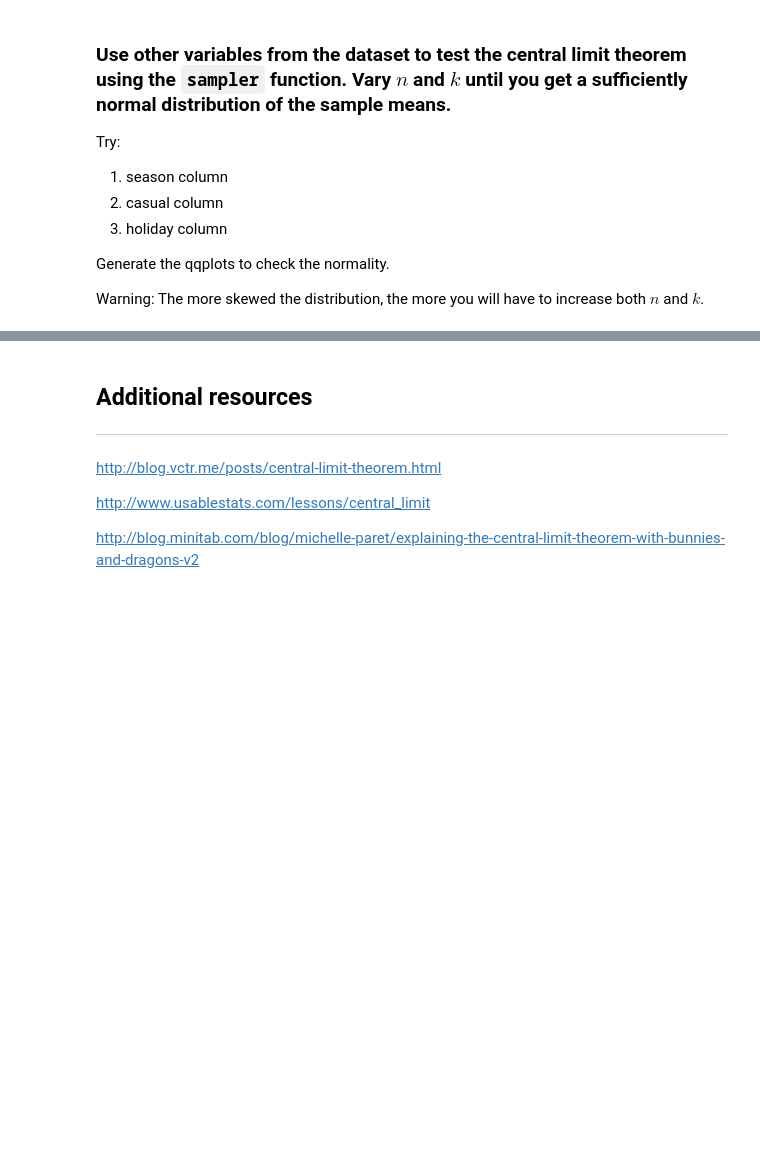
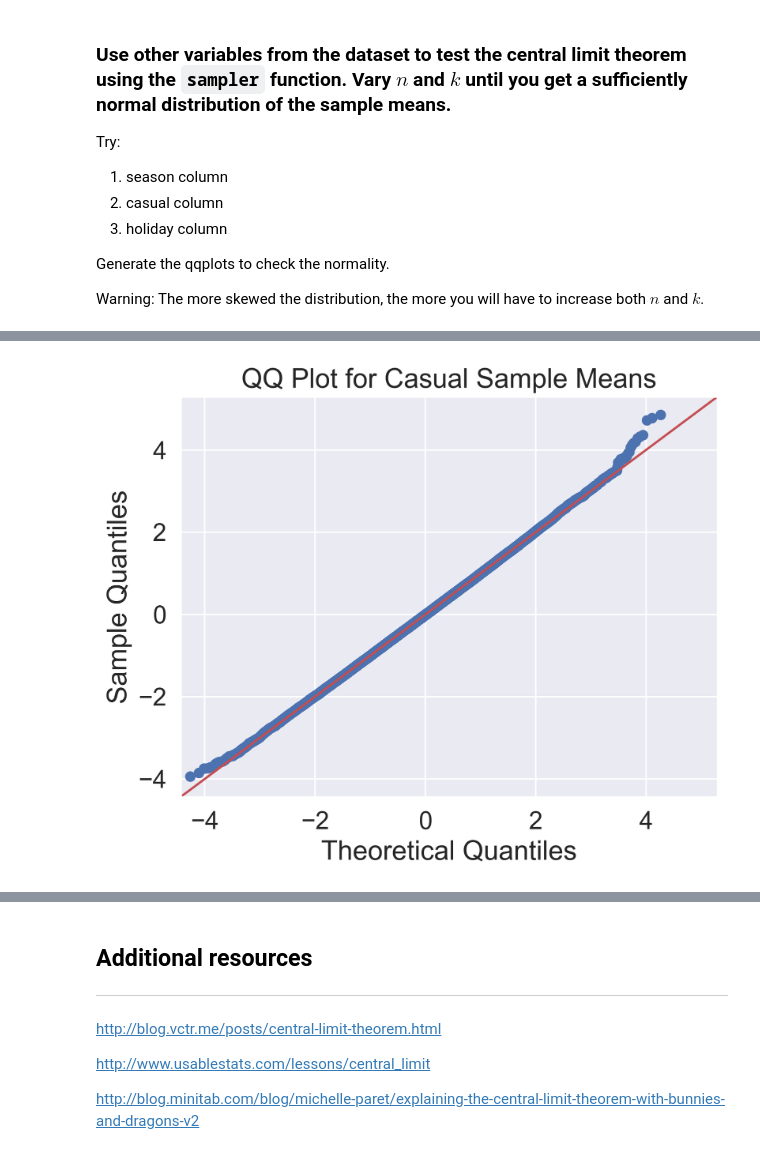
Before and after one commit to tivendren/Kyouth_DataScience_Materials, a Jupyter notebook: Unit-2/Unit-2-03-Probability-Distributions/lesson-2-normal-distribution-and-clt/central-limit-theorem.ipynb, the cells around one changed output, grey strips where cells are left out. Drawn from its saved outputs; the diff is of its cells as text; code cells hidden in the pictures; blank space fills up the shorter version.

```diff
--- a/Unit-2/Unit-2-03-Probability-Distributions/lesson-2-normal-distribution-and-clt/central-limit-theorem.ipynb
+++ b/Unit-2/Unit-2-03-Probability-Distributions/lesson-2-normal-distribution-and-clt/central-limit-theorem.ipynb
@@ -281,0 +320,9 @@ Warning: The more skewed the distribution, the more you will have to increase bo
+# %%
+n = 2000
+k = 100000
+casual_means = sampler(data.casual,n=n,k=k)
+qqplot(np.array(casual_means), line='45',fit=True)
+plt.title('QQ Plot for Casual Sample Means')
+plt.show()
+# %% [output]
+[figure, added]
```
Also changed, not shown: parts of 13 cells of this notebook, 2 other files.
